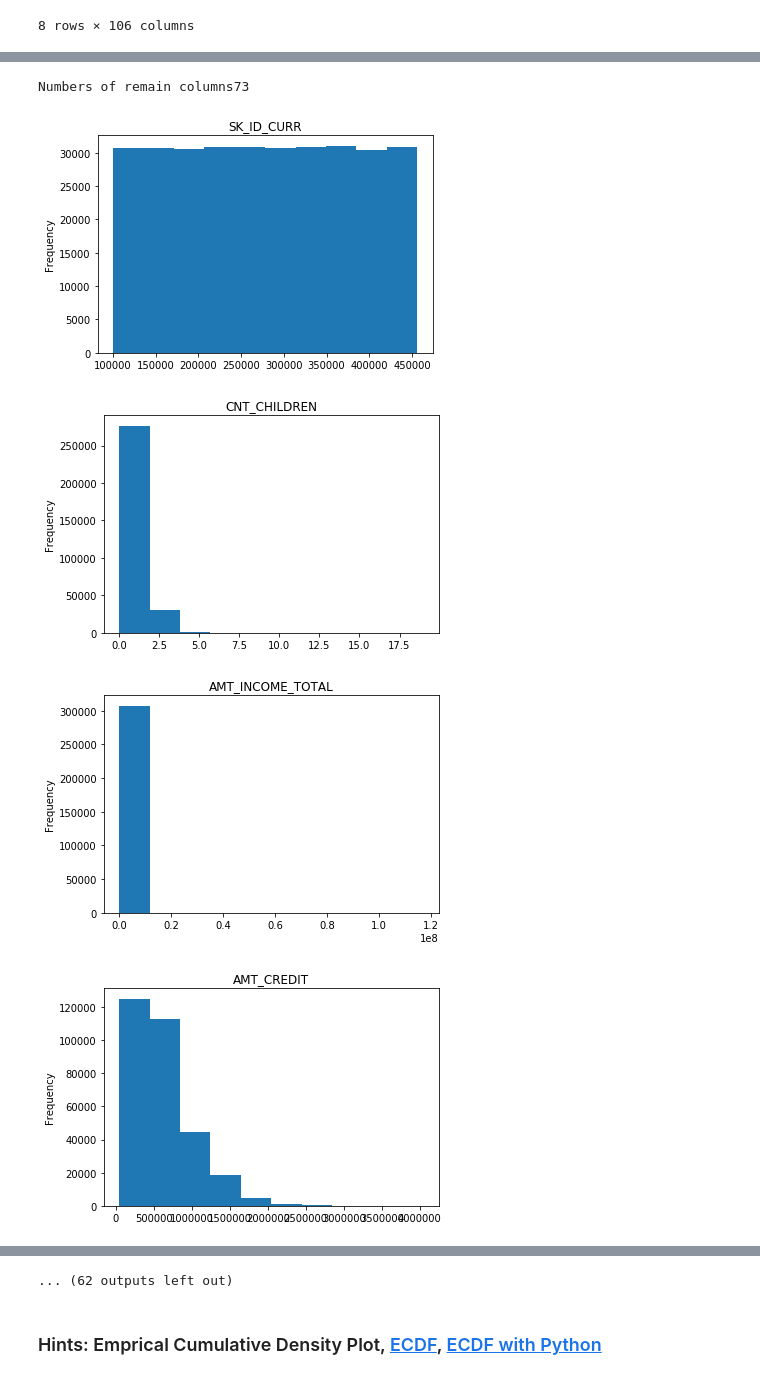
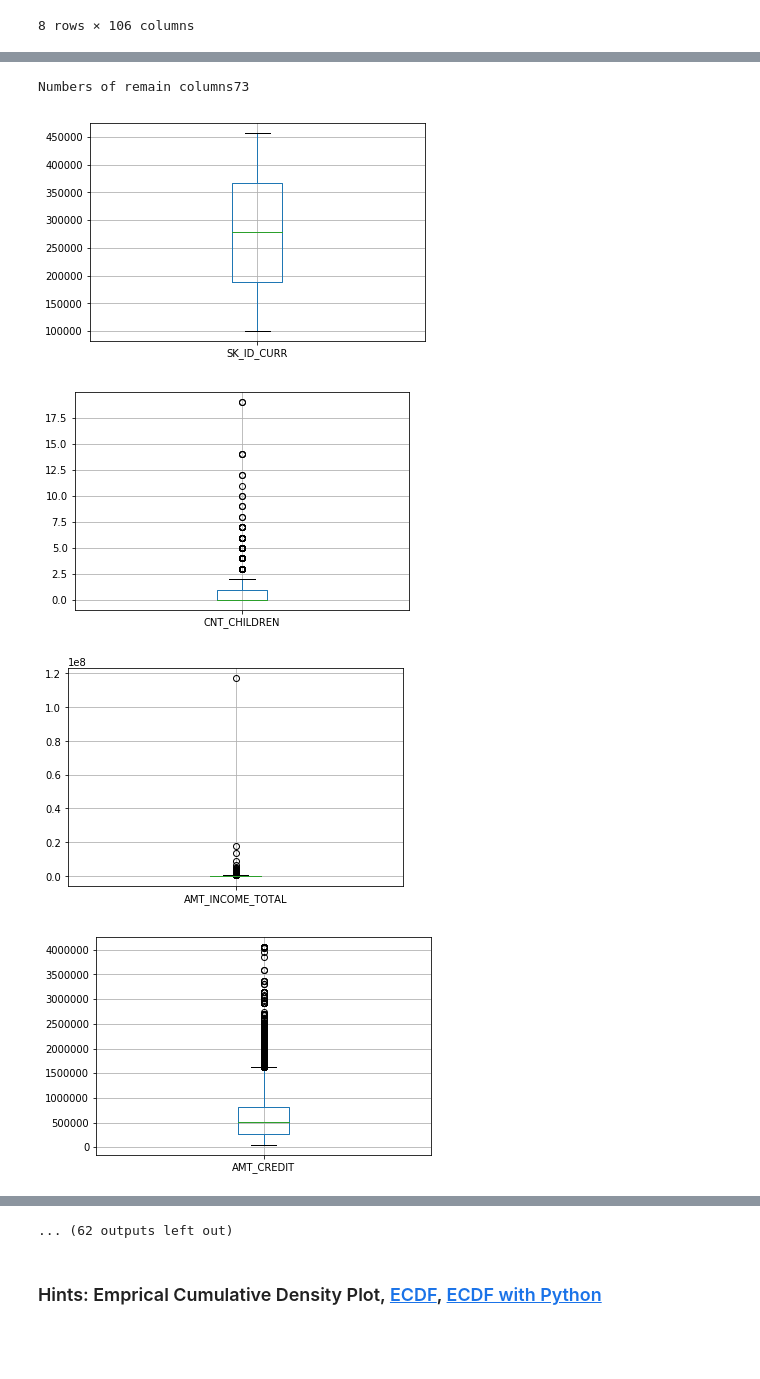
Before and after one commit to Viggochang/1st-DL-CVMarathon-, a Jupyter notebook: Day_009_HW.ipynb, the cells around one changed output, grey strips where cells are left out. Cells and saved outputs as stored; diff of their text form; code cells hidden in the pictures; blank space fills up the shorter version.

```diff
--- a/Day_009_HW.ipynb
+++ b/Day_009_HW.ipynb
@@ -65,26 +53,27 @@ float64
 # %%
 # 先篩選數值型的欄位
 """
 YOUR CODE HERE, fill correct data types (for example str, float, int, ...)
 """
 dtype_select = [np.dtype('float64'), np.dtype('int64')]
 
 numeric_columns = list(app_train.columns[list(app_train.dtypes.isin(dtype_select))])
 
 # 再把只有 2 值 (通常是 0,1) 的欄位去掉
 numeric_columns = list(app_train[numeric_columns].columns[list(app_train[numeric_columns].apply(lambda x:len(x.unique())!=2 ))])
 print("Numbers of remain columns" f"{len(numeric_columns)}")
 
 # 檢視這些欄位的數值範圍
 for col in numeric_columns:
     """
     Your CODE HERE, make the box plot
     """
-    app_train[col].plot.hist(title = f"{col}")
+    app_train.boxplot(col)
+    #app_train[col].plot.hist(title = f"{col}")
     plt.show()
 # %% [output]
 Numbers of remain columns73
-[figure, old version]
+[figure, new version]
-[figure, old version]
+[figure, new version]
-[figure, old version]
+[figure, new version]
-[figure, old version]
+[figure, new version]
```
Also changed, not shown: parts of 8 cells of this notebook.
